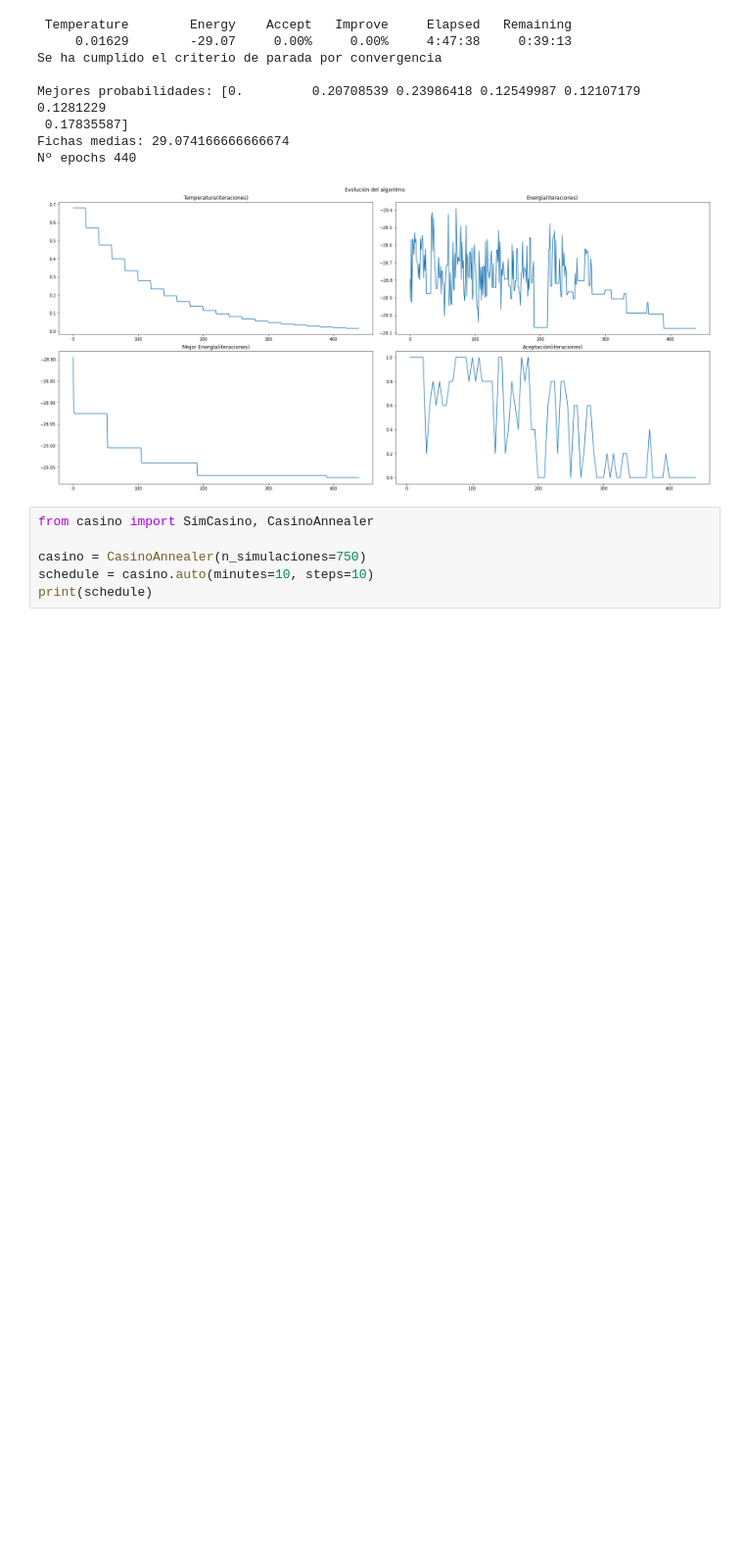
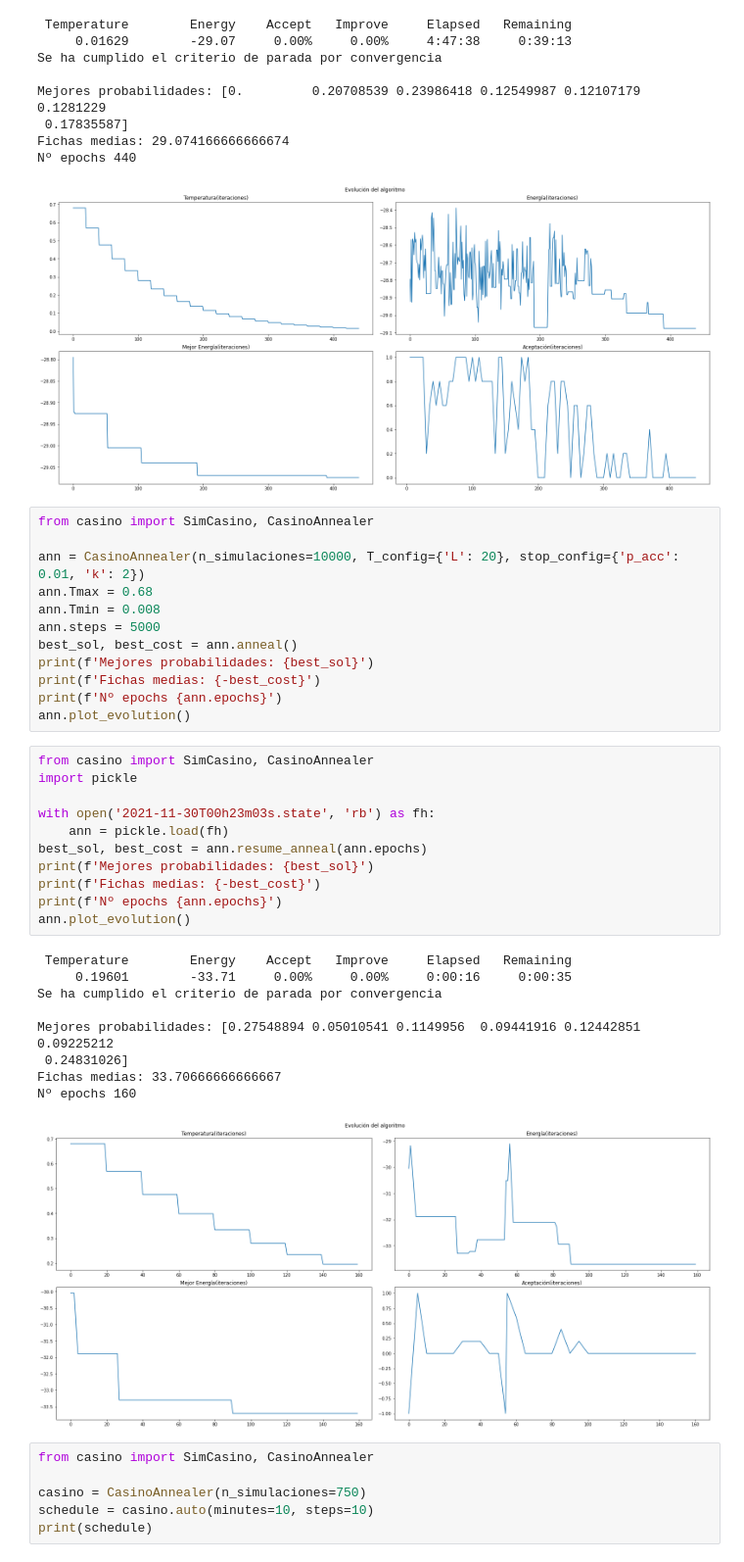
Before and after one commit to aanxel/MetodosDeSimulacion, a Jupyter notebook: Practica2/casino.ipynb, the cells around one changed output. Shown: that part at 98% size. Cells and saved outputs as stored; diff of their text form; blank space fills up the shorter version.

```diff
--- a/Practica2/casino.ipynb
+++ b/Practica2/casino.ipynb
@@ -93,6 +93,39 @@ Mejores probabilidades: [0.         0.20708539 0.23986418 0.12549987 0.12107179
 Fichas medias: 29.074166666666674
 Nº epochs 440
 [figure]
+# %%
+from casino import SimCasino, CasinoAnnealer
+
+ann = CasinoAnnealer(n_simulaciones=10000, T_config={'L': 20}, stop_config={'p_acc': 0.01, 'k': 2})
+ann.Tmax = 0.68
+ann.Tmin = 0.008
+ann.steps = 5000
+best_sol, best_cost = ann.anneal()
+print(f'Mejores probabilidades: {best_sol}')
+print(f'Fichas medias: {-best_cost}')
+print(f'Nº epochs {ann.epochs}')
+ann.plot_evolution()
+# %%
+from casino import SimCasino, CasinoAnnealer
+import pickle
+
+with open('2021-11-30T00h23m03s.state', 'rb') as fh:
+    ann = pickle.load(fh)
+best_sol, best_cost = ann.resume_anneal(ann.epochs)
+print(f'Mejores probabilidades: {best_sol}')
+print(f'Fichas medias: {-best_cost}')
+print(f'Nº epochs {ann.epochs}')
+ann.plot_evolution()
+# %% [output]
+ Temperature        Energy    Accept   Improve     Elapsed   Remaining
+     0.19601        -33.71     0.00%     0.00%     0:00:16     0:00:35
+Se ha cumplido el criterio de parada por convergencia
+
+Mejores probabilidades: [0.27548894 0.05010541 0.1149956  0.09441916 0.12442851 0.09225212
+ 0.24831026]
+Fichas medias: 33.70666666666667
+Nº epochs 160
+[figure, added]
 # %%
 from casino import SimCasino, CasinoAnnealer
 
```
Also changed, not shown: 1 other file.
